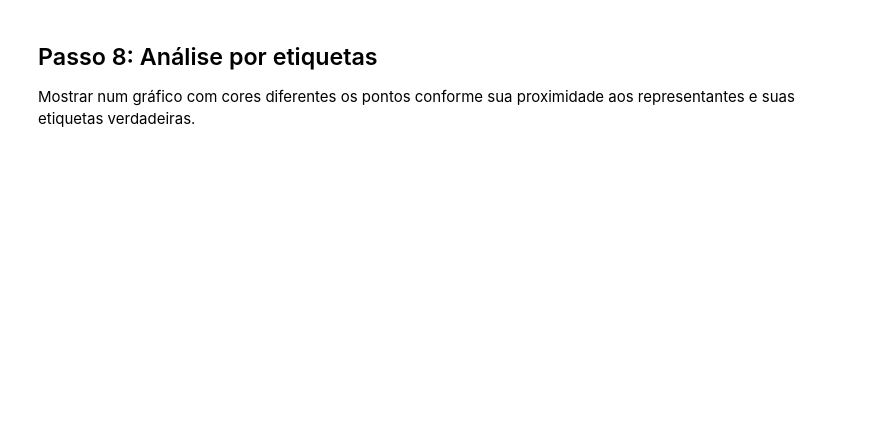
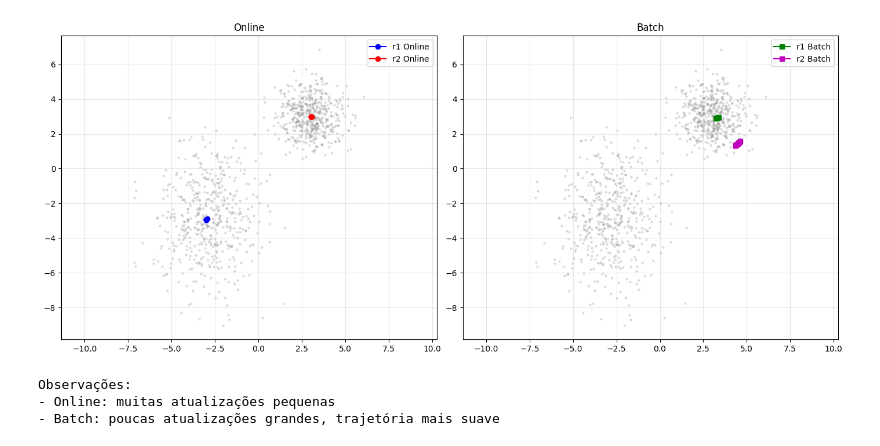
Before and after one commit to y0c0ms/IAA_MEI25, a Jupyter notebook: Exercicio1/Implementação_K-Means.ipynb, the cells around one changed output. Drawn from its saved outputs; the diff is of its cells as text; code cells hidden in the pictures; blank space fills up the shorter version.

```diff
--- a/Exercicio1/Implementação_K-Means.ipynb
+++ b/Exercicio1/Implementação_K-Means.ipynb
@@ -477,5 +164,50 @@ Conjunto 2: média [-3, -3]
-# %% [markdown]
-## Passo 8: Análise por etiquetas
-
-Mostrar num gráfico com cores diferentes os pontos conforme sua proximidade aos representantes e suas etiquetas verdadeiras.
+# %%
+# Ponto 5: Comparar Online vs Batch
+alpha_comp = 0.01
+n_epocas_comp = 5
+
+# Online
+_, hist_epocas_online, r1_online, r2_online = kmeans_online(dados, alpha_comp, n_epocas_comp)
+
+# Batch
+hist_epocas_batch, r1_batch, r2_batch = kmeans_batch(dados, alpha_comp, n_epocas_comp)
+
+# Visualização
+fig, axes = plt.subplots(1, 2, figsize=(14, 6))
+
+# Online
+r1_online_traj = np.array([r1 for r1, r2 in hist_epocas_online])
+r2_online_traj = np.array([r2 for r1, r2 in hist_epocas_online])
+
+axes[0].scatter(dados[:, 0], dados[:, 1], alpha=0.2, s=5, c='gray')
+axes[0].plot(r1_online_traj[:, 0], r1_online_traj[:, 1], 'b-o', label='r1 Online')
+axes[0].plot(r2_online_traj[:, 0], r2_online_traj[:, 1], 'r-o', label='r2 Online')
+axes[0].set_title('Online')
+axes[0].legend()
+axes[0].axis('equal')
+axes[0].grid(True, alpha=0.3)
+
+# Batch
+r1_batch_traj = np.array([r1 for r1, r2 in hist_epocas_batch])
+r2_batch_traj = np.array([r2 for r1, r2 in hist_epocas_batch])
+
+axes[1].scatter(dados[:, 0], dados[:, 1], alpha=0.2, s=5, c='gray')
+axes[1].plot(r1_batch_traj[:, 0], r1_batch_traj[:, 1], 'g-s', label='r1 Batch')
+axes[1].plot(r2_batch_traj[:, 0], r2_batch_traj[:, 1], 'm-s', label='r2 Batch')
+axes[1].set_title('Batch')
+axes[1].legend()
+axes[1].axis('equal')
+axes[1].grid(True, alpha=0.3)
+
+plt.tight_layout()
+plt.show()
+
+print("Observações:")
+print("- Online: muitas atualizações pequenas")
+print("- Batch: poucas atualizações grandes, trajetória mais suave")
+# %% [output]
+[figure, added]
+Observações:
+- Online: muitas atualizações pequenas
+- Batch: poucas atualizações grandes, trajetória mais suave
 # %%
```
Also changed, not shown: parts of 28 cells of this notebook, 4 other files.
